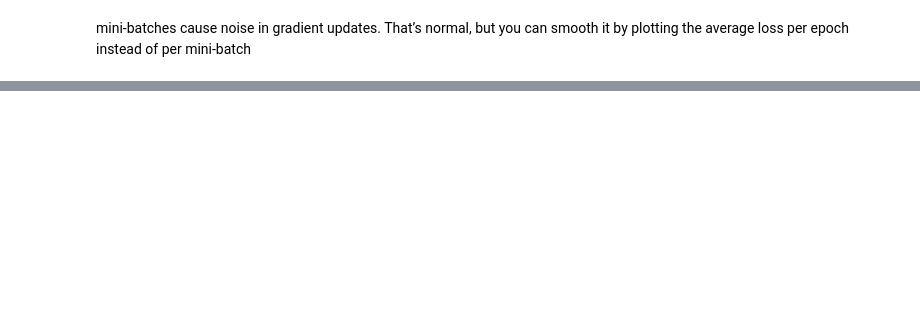
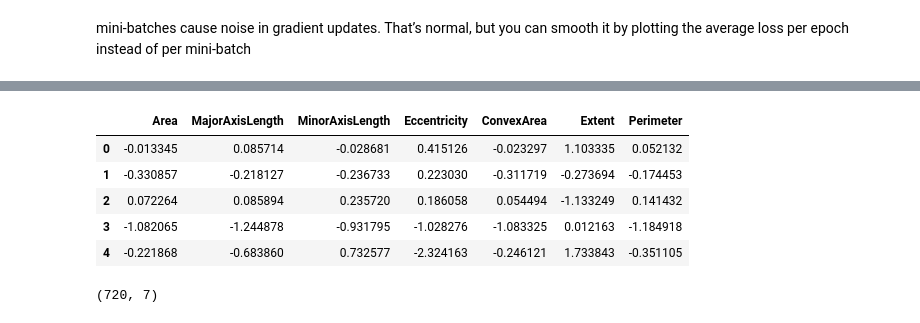
Before and after one commit to rajukan/grk_machine_learning_code, a Jupyter notebook: cost_loss/logistic_reg_gd.ipynb, the cells around one changed output, grey strips where cells are left out. Drawn from its saved outputs; the diff is of its cells as text; code cells hidden in the pictures; blank space fills up the shorter version.

```diff
--- a/cost_loss/logistic_reg_gd.ipynb
+++ b/cost_loss/logistic_reg_gd.ipynb
@@ -395,0 +406,15 @@ plt.show()
+# %%
+X_train_standard = (X_train_data - mean_train)/ std_train
+X_train_standard.head()
+# %% [output]
+|  | Area | MajorAxisLength | MinorAxisLength | Eccentricity | ConvexArea | Extent | Perimeter |
+| 0 | -0.013345 | 0.085714 | -0.028681 | 0.415126 | -0.023297 | 1.103335 | 0.052132 |
+| 1 | -0.330857 | -0.218127 | -0.236733 | 0.223030 | -0.311719 | -0.273694 | -0.174453 |
+| 2 | 0.072264 | 0.085894 | 0.235720 | 0.186058 | 0.054494 | -1.133249 | 0.141432 |
+| 3 | -1.082065 | -1.244878 | -0.931795 | -1.028276 | -1.083325 | 0.012163 | -1.184918 |
+| 4 | -0.221868 | -0.683860 | 0.732577 | -2.324163 | -0.246121 | 1.733843 | -0.351105 |
+# %%
+X_train_standard = X_train_standard.to_numpy()
+X_train_standard.shape
+# %% [output]
+(720, 7)
```
Also changed, not shown: parts of 32 cells of this notebook, 1 other file.
